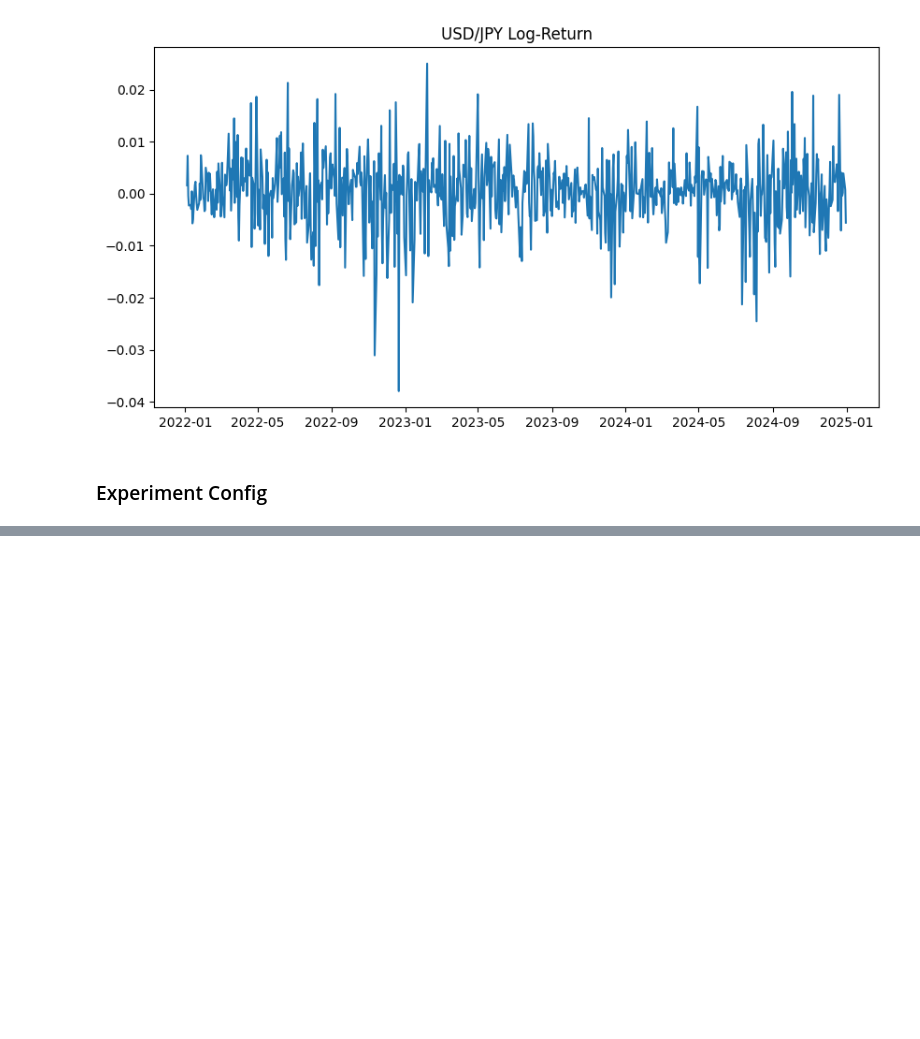
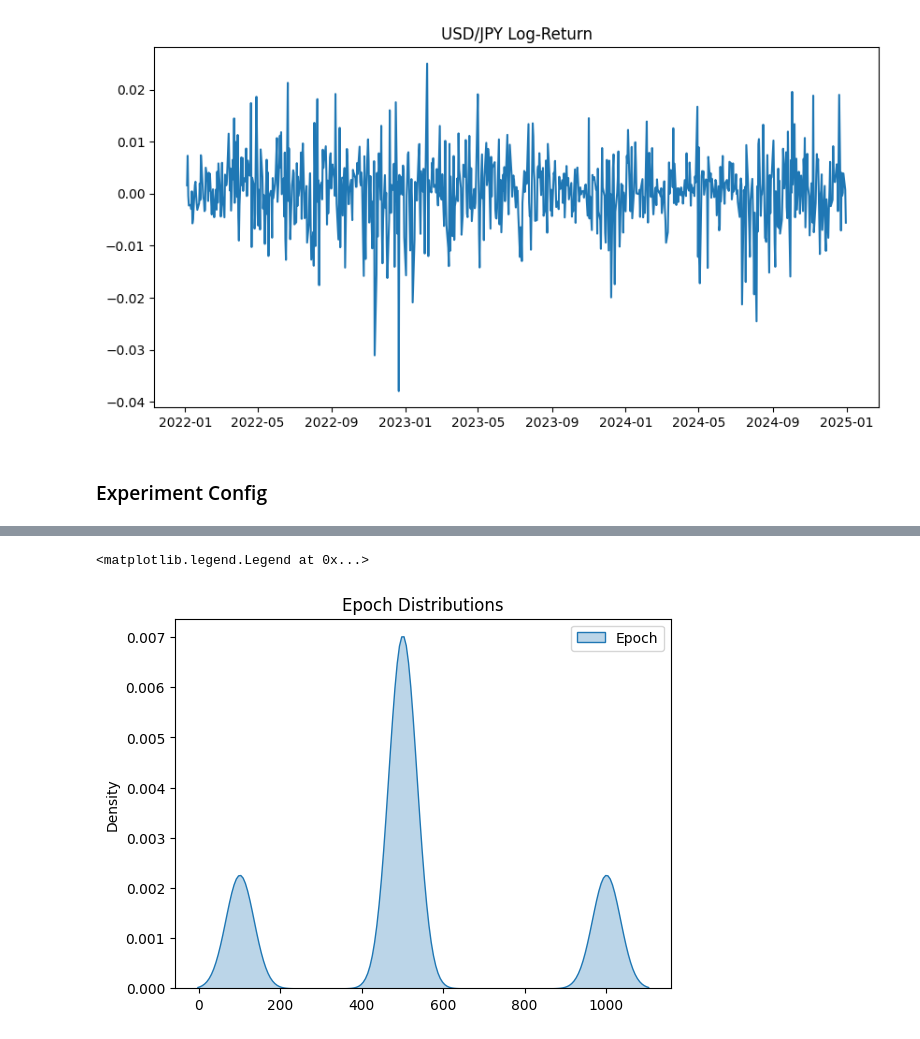
Before and after one commit to Chase-Grajeda/quantum-hypertuning, a Jupyter notebook: src/lstnet_demo.ipynb, the cells around one changed output, grey strips where cells are left out. Drawn from its saved outputs; the diff is of its cells as text; code cells hidden in the pictures; blank space fills up the shorter version.

```diff
--- a/src/lstnet_demo.ipynb
+++ b/src/lstnet_demo.ipynb
@@ -235,0 +322,10 @@ Text(0.5, 1.0, 'Out of Sample USD/JPY Log-Return')
+# %%
+# KDE plot
+sns.kdeplot(x3_samples, bw_adjust=0.3, fill=True, label="Epoch", alpha=0.3)
+
+# Axis labels
+plt.title("Epoch Distributions")
+plt.legend()
+# %% [output]
+<matplotlib.legend.Legend at 0x...>
+[figure, added]
```
Also changed, not shown: parts of 51 cells of this notebook.
